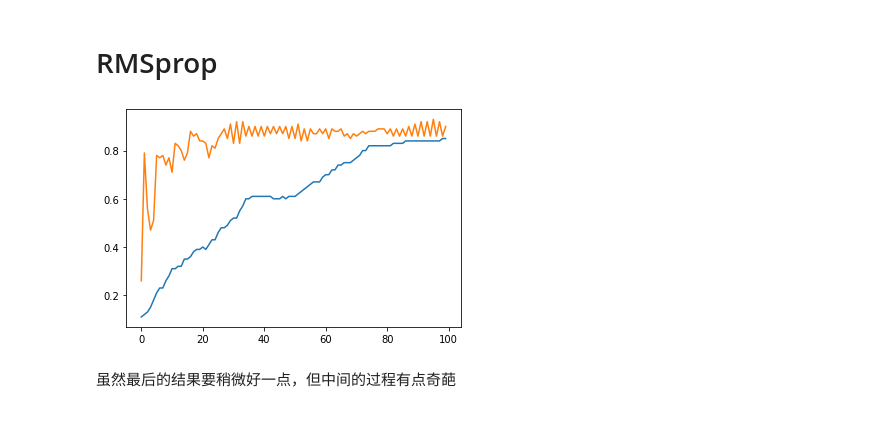
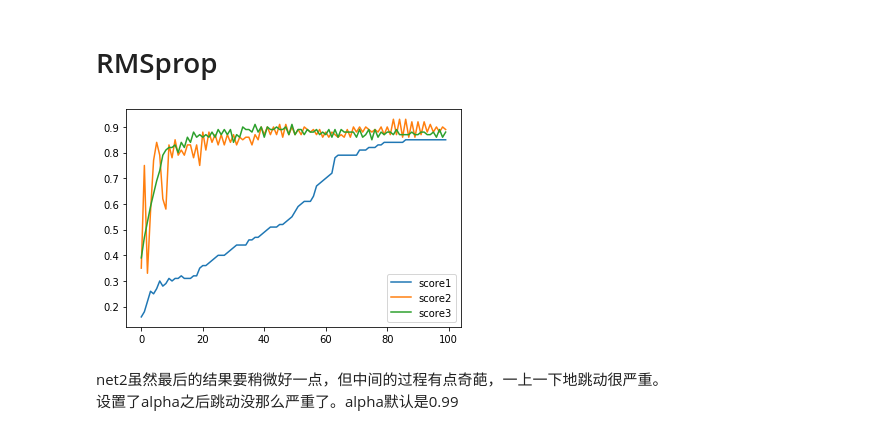
Before and after one commit to windmissing/DeepLearningPractise, a Jupyter notebook: Chapter8/8-5-2.ipynb, the cells around one changed output. Saved outputs shown, nothing was run; the diff lists cells and outputs as text; code cells hidden in the pictures.

```diff
--- a/Chapter8/8-5-2.ipynb
+++ b/Chapter8/8-5-2.ipynb
@@ -112,0 +115,11 @@ plt.show()
+# %%
+import torch.optim as optim
+net3 = Net()
+criterion3 = nn.CrossEntropyLoss()
+optimizer3 = optim.RMSprop(net3.parameters(), lr = 1e-3, weight_decay=1e-2, alpha=0.5)
+loss_scores3, train_scores3, test_scores3 = fit(net3, criterion3, optimizer3)
+
+import matplotlib.pyplot as plt
+
+plt.plot(loss_scores3)
+plt.show()
@@ -114,10 +137,13 @@ plt.show()
 # RMSprop
 # %%
 import matplotlib.pyplot as plt
-plt.plot(test_scores1)
-plt.plot(test_scores2)
+plt.plot(test_scores1,label="score1")
+plt.plot(test_scores2,label="score2")
+plt.plot(test_scores3,label="score3")
+plt.legend()
 plt.show()
 # %% [output]
-[figure, old version]
+[figure, new version]
-# %% [markdown]
-  虽然最后的结果要稍微好一点，但中间的过程有点奇葩
+# %% [markdown]
+net2虽然最后的结果要稍微好一点，但中间的过程有点奇葩，一上一下地跳动很严重。
+设置了alpha之后跳动没那么严重了。alpha默认是0.99
```
Also changed, not shown: parts of 6 cells of this notebook, 5 other files.
